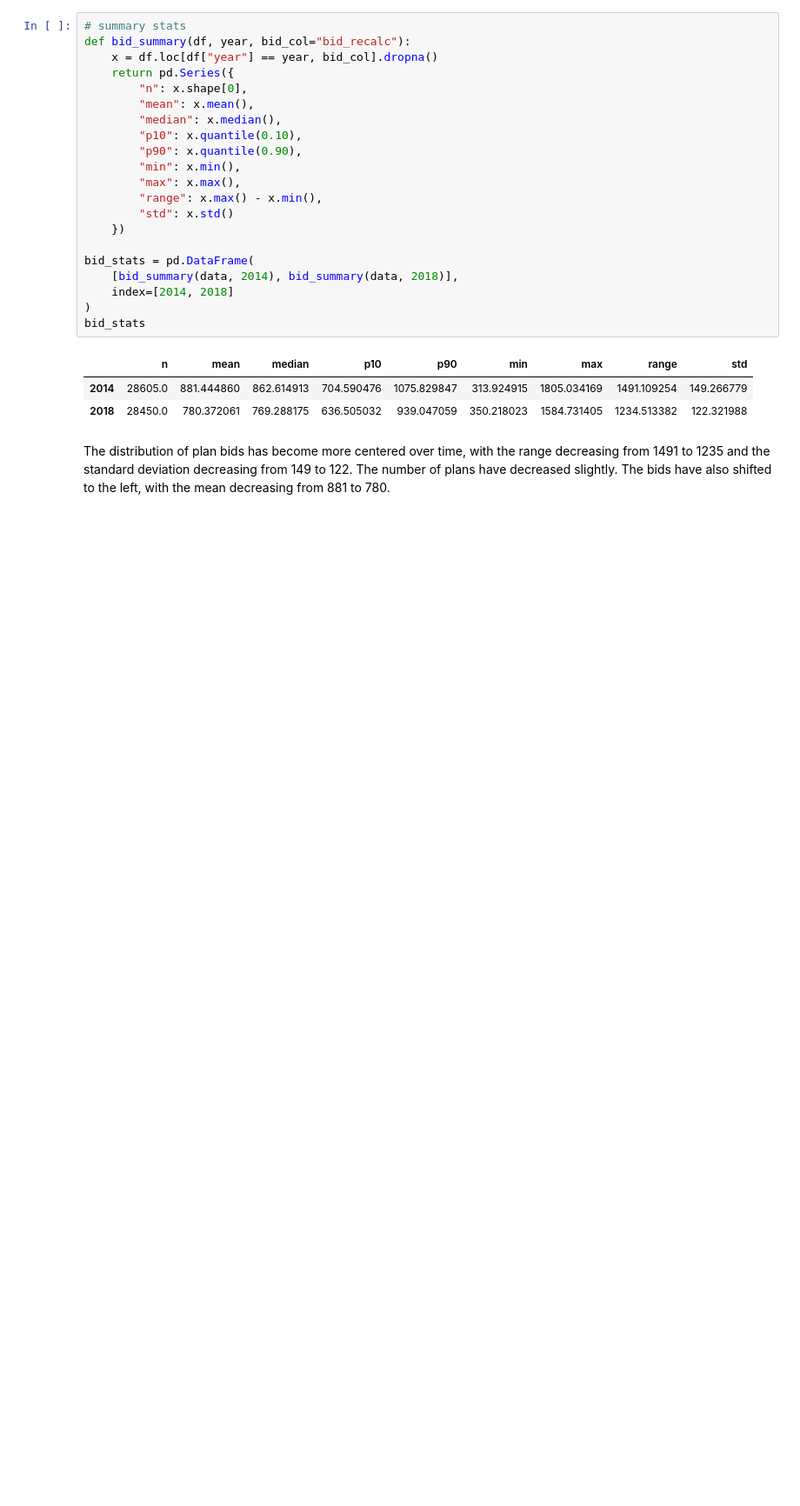
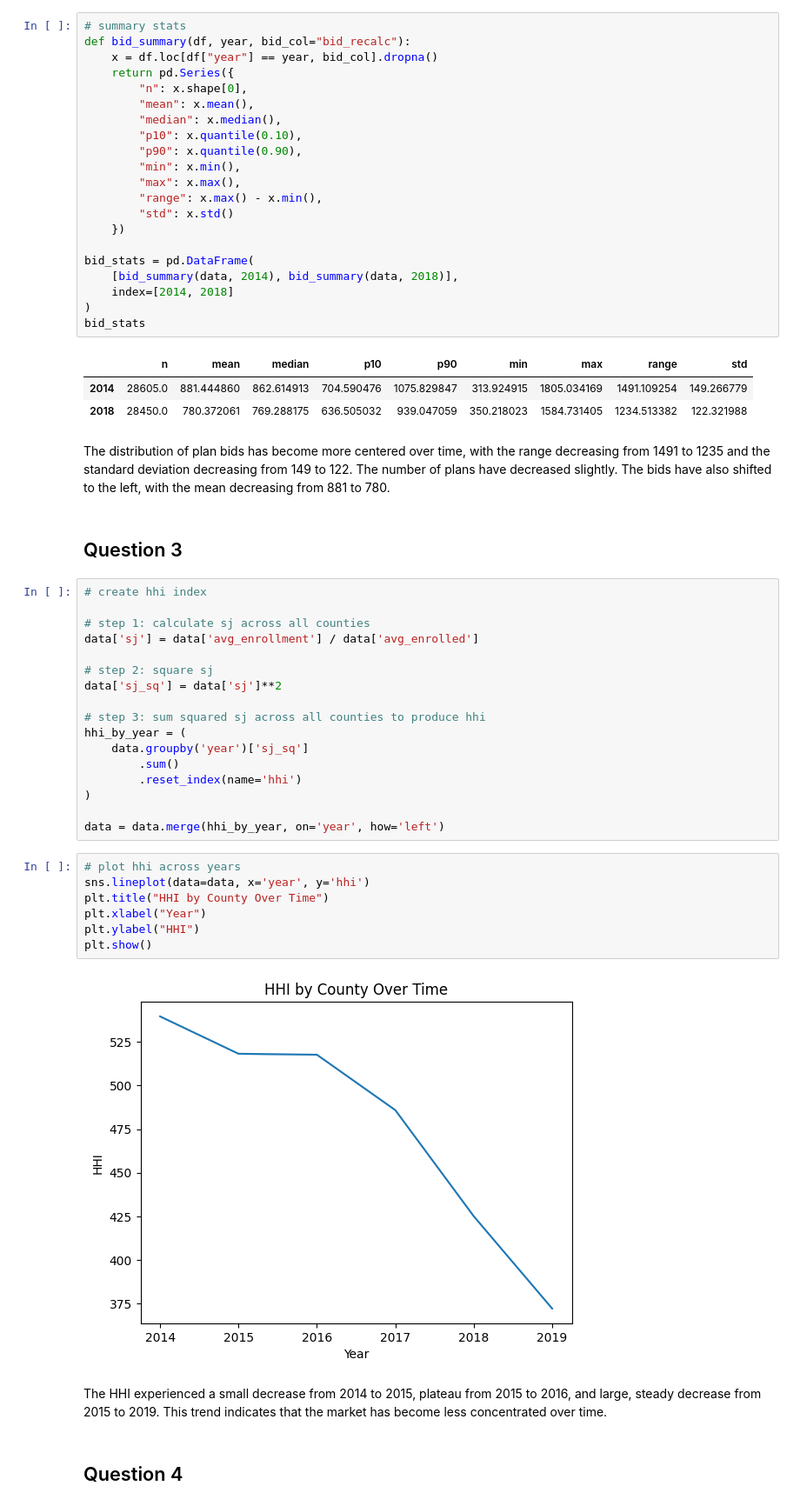
Before and after one commit to benbalbach23/Econ470_hwk2, a Jupyter notebook: homework2-final.ipynb, the cells around one changed output. Shown at 87% size. Cells and saved outputs as stored; diff of their text form; blank space fills up the shorter version.

```diff
--- a/homework2-final.ipynb
+++ b/homework2-final.ipynb
@@ -189,3 +205,35 @@ bid_stats
 | 2018 | 28450.0 | 780.372061 | 769.288175 | 636.505032 | 939.047059 | 350.218023 | 1584.731405 | 1234.513382 | 122.321988 |
 # %% [markdown]
 The distribution of plan bids has become more centered over time, with the range decreasing from 1491 to 1235 and the standard deviation decreasing from 149 to 122. The number of plans have decreased slightly. The bids have also shifted to the left, with the mean decreasing from 881 to 780.
+# %% [markdown]
+## Question 3
+# %%
+# create hhi index
+
+# step 1: calculate sj across all counties
+data['sj'] = data['avg_enrollment'] / data['avg_enrolled']
+
+# step 2: square sj
+data['sj_sq'] = data['sj']**2
+
+# step 3: sum squared sj across all counties to produce hhi
+hhi_by_year = (
+    data.groupby('year')['sj_sq']
+        .sum()
+        .reset_index(name='hhi')
+)
+
+data = data.merge(hhi_by_year, on='year', how='left')
+# %%
+# plot hhi across years
+sns.lineplot(data=data, x='year', y='hhi')
+plt.title("HHI by County Over Time")
+plt.xlabel("Year")
+plt.ylabel("HHI")
+plt.show()
+# %% [output]
+[figure, added]
+# %% [markdown]
+The HHI experienced a small decrease from 2014 to 2015, plateau from 2015 to 2016, and large, steady decrease from 2015 to 2019. This trend indicates that the market has become less concentrated over time.
+# %% [markdown]
+## Question 4
```
Also changed, not shown: parts of 17 cells of this notebook, 3 other files.
